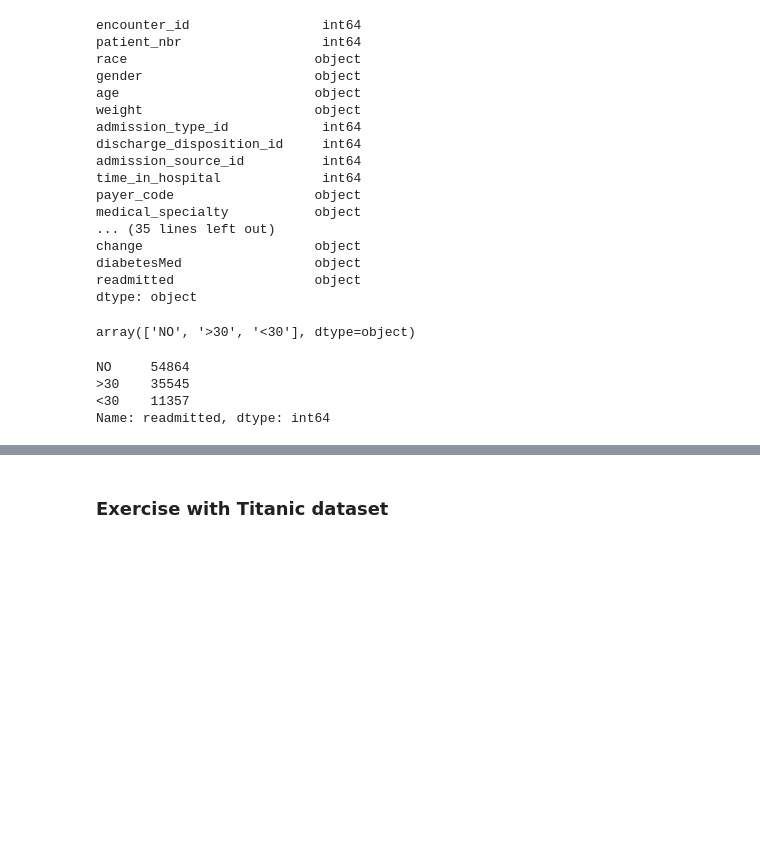
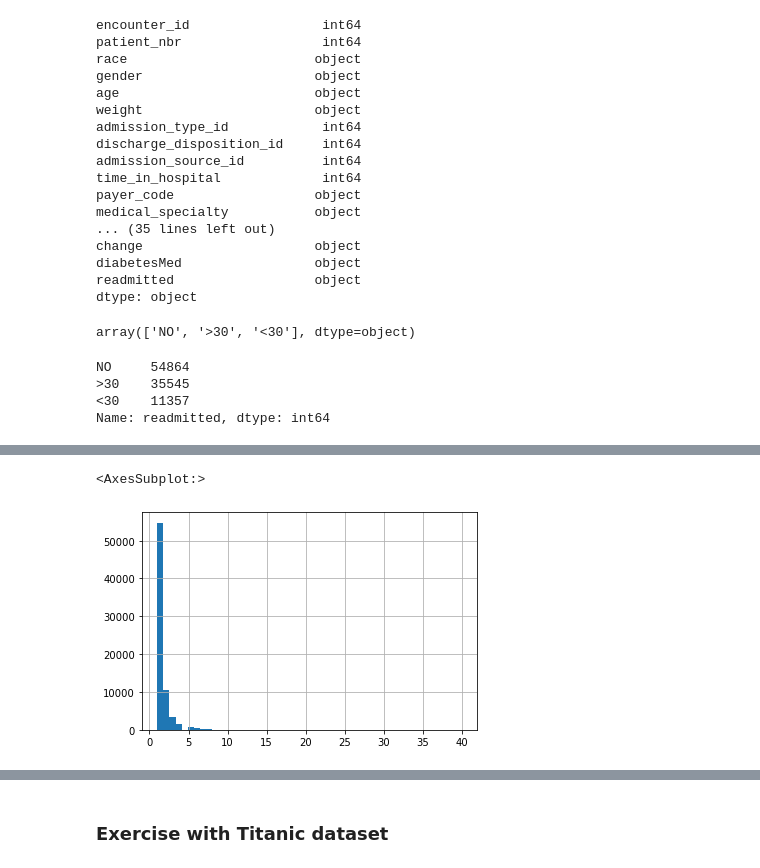
Before and after one commit to GalkaKG/Machine-Learning, a Jupyter notebook: 01.Introduction to Machine Learning/01.Introduction to Machine Learning.ipynb, the cells around one changed output, grey strips where cells are left out. Saved outputs shown, nothing was run; the diff lists cells and outputs as text; code cells hidden in the pictures; blank space fills up the shorter version.

```diff
--- a/01.Introduction to Machine Learning/01.Introduction to Machine Learning.ipynb
+++ b/01.Introduction to Machine Learning/01.Introduction to Machine Learning.ipynb
@@ -101,0 +205,5 @@ Name: readmitted, dtype: int64
+# %%
+diabetes_data.patient_nbr.value_counts().hist(bins = 50)
+# %% [output]
+<AxesSubplot:>
+[figure, added]
```
Also changed, not shown: parts of 30 cells of this notebook.
